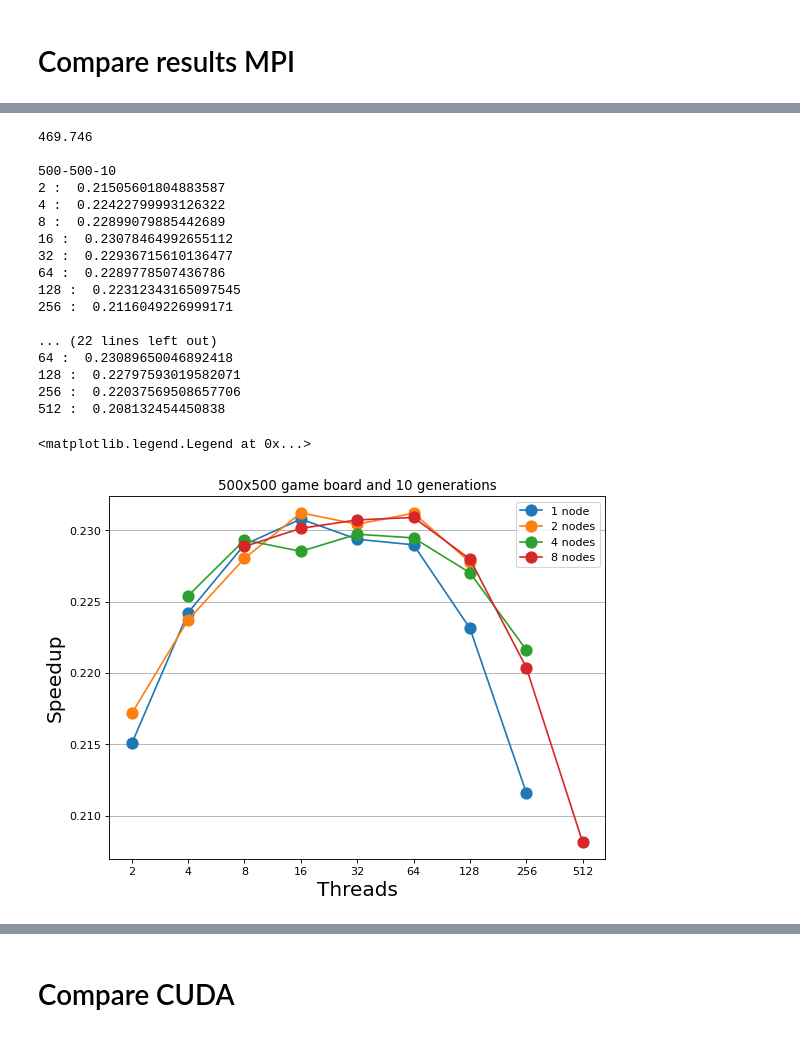
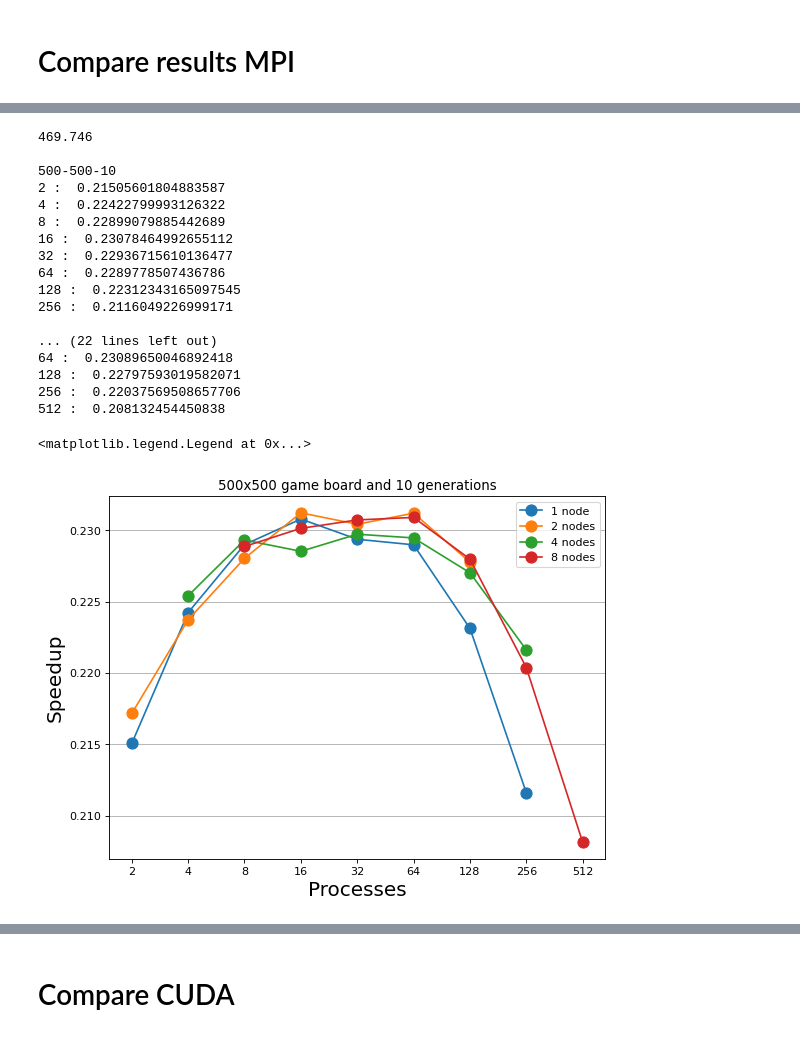
Before and after one commit to LazyRacc00n/HPC-project, a Jupyter notebook: CompareResults.ipynb, the cells around one changed output, grey strips where cells are left out. Saved outputs shown, nothing was run; the diff lists cells and outputs as text; code cells hidden in the pictures.

```diff
--- a/CompareResults.ipynb
+++ b/CompareResults.ipynb
@@ -187,35 +187,35 @@ for execution, label in zip([node1, node2, node4, node8], ["1 node", "2 nodes",
     plt.plot(execution["500-500-10"]['Thread'].tolist()[1:], speedup, marker='o', markeredgecolor=None, markersize=10, label = label)
 
     print()
     print("500-500-10")
     for threads, sd in zip(execution["500-500-10"]['Thread'].tolist()[1:], speedup):
         print(threads, ": ",  sd)
 
 plt.title("500x500 game board and 10 generations")
 plt.grid(axis='y')
-plt.xlabel('Threads', fontsize=18)
+plt.xlabel('Processes', fontsize=18)
 plt.ylabel('Speedup', fontsize=18)
 plt.legend()
 # %% [output]
 469.746
 
 500-500-10
 2 :  0.21505601804883587
 4 :  0.22422799993126322
 8 :  0.22899079885442689
 16 :  0.23078464992655112
 32 :  0.22936715610136477
 64 :  0.2289778507436786
 128 :  0.22312343165097545
 256 :  0.2116049226999171
 
 ... (22 lines left out)
 64 :  0.23089650046892418
 128 :  0.22797593019582071
 256 :  0.22037569508657706
 512 :  0.208132454450838
 <matplotlib.legend.Legend at 0x...>
-[figure, old version]
+[figure, new version]
 # %%
 # 1000-1000-10
 
```
Also changed, not shown: parts of 7 cells of this notebook.
